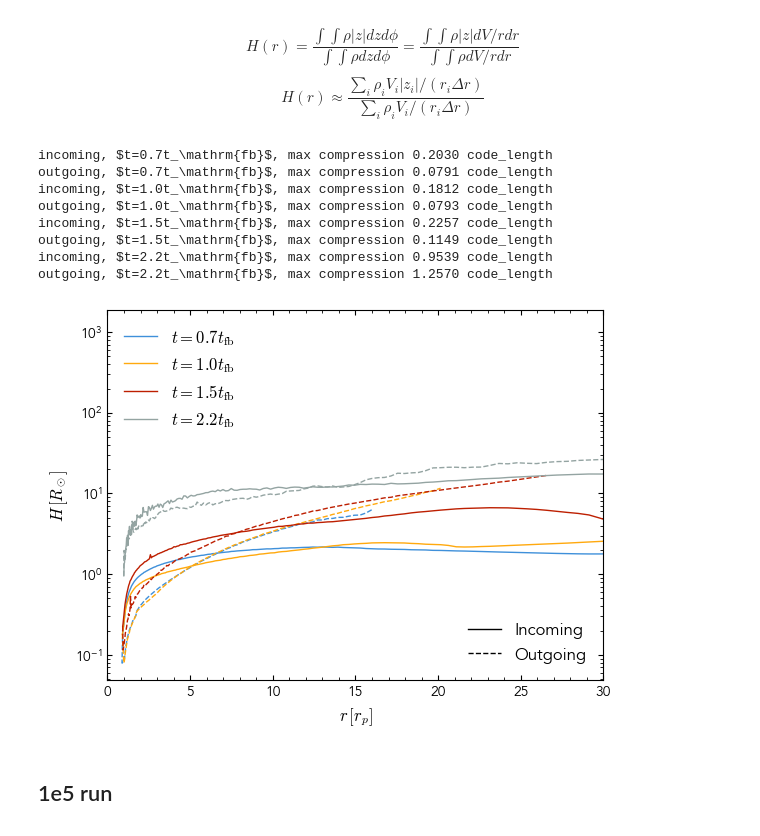
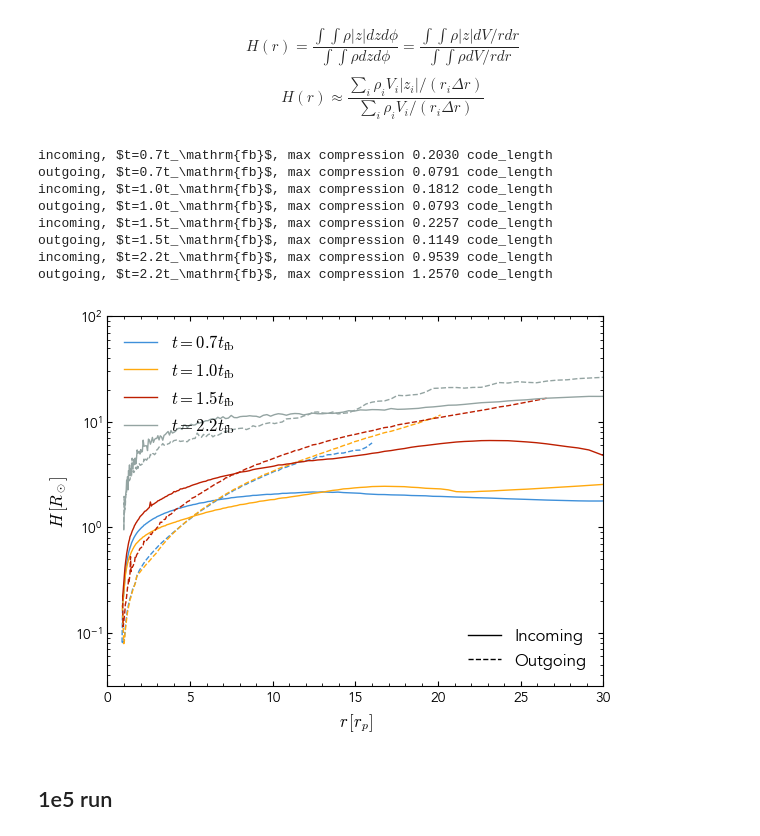
Before and after one commit to rich-tde/tde-shock-dissipation, a Jupyter notebook: works/shock-tde/1.0-compression.ipynb, the cells around one changed output. Saved outputs shown, nothing was run; the diff lists cells and outputs as text; code cells hidden in the pictures.

```diff
--- a/works/shock-tde/1.0-compression.ipynb
+++ b/works/shock-tde/1.0-compression.ipynb
@@ -79,35 +81,35 @@ for i, label in enumerate(labels):
             # Connect the outgoing curve to the first incoming point.
             r_plot = np.concatenate((r_start, r_plot))
             H_plot = np.concatenate((H_start, H_plot))
         ax.plot(
             r_plot,
             H_plot,
             color=colors[i],
             linestyle=linestyle,
             label=label,
         )
-ax.set(yscale="log", xlabel=r"$r\,[r_p]$", ylabel=r"$H\,[R_\odot]$", xlim=(0, 30))
+ax.set(yscale="log", xlabel=r"$r\,[r_p]$", ylabel=r"$H\,[R_\odot]$", xlim=(0, 30), ylim=(10**-1.5, 10**2))
 time_legend = ax.legend(handles=ax.lines[::2], loc="upper left")
 ax.add_artist(time_legend)
 ax.legend(
     handles=[
         Line2D([], [], color="black", linestyle="-", label="Incoming"),
         Line2D([], [], color="black", linestyle="--", label="Outgoing"),
     ],
     loc="lower right",
 )
 plt.savefig("/home/hey4/rich_tde/reports/shockpaper/figures/compression-1e4.pdf", bbox_inches="tight")
 plt.show()
 # %% [output]
 incoming, $t=0.7t_\mathrm{fb}$, max compression 0.2030 code_length
 outgoing, $t=0.7t_\mathrm{fb}$, max compression 0.0791 code_length
 incoming, $t=1.0t_\mathrm{fb}$, max compression 0.1812 code_length
 outgoing, $t=1.0t_\mathrm{fb}$, max compression 0.0793 code_length
 incoming, $t=1.5t_\mathrm{fb}$, max compression 0.2257 code_length
 outgoing, $t=1.5t_\mathrm{fb}$, max compression 0.1149 code_length
 incoming, $t=2.2t_\mathrm{fb}$, max compression 0.9539 code_length
 outgoing, $t=2.2t_\mathrm{fb}$, max compression 1.2570 code_length
-[figure, old version]
+[figure, new version]
 # %% [markdown]
 ## 1e5 run
 # %%
```
Also changed, not shown: parts of 2 cells of this notebook, 1 other file.
